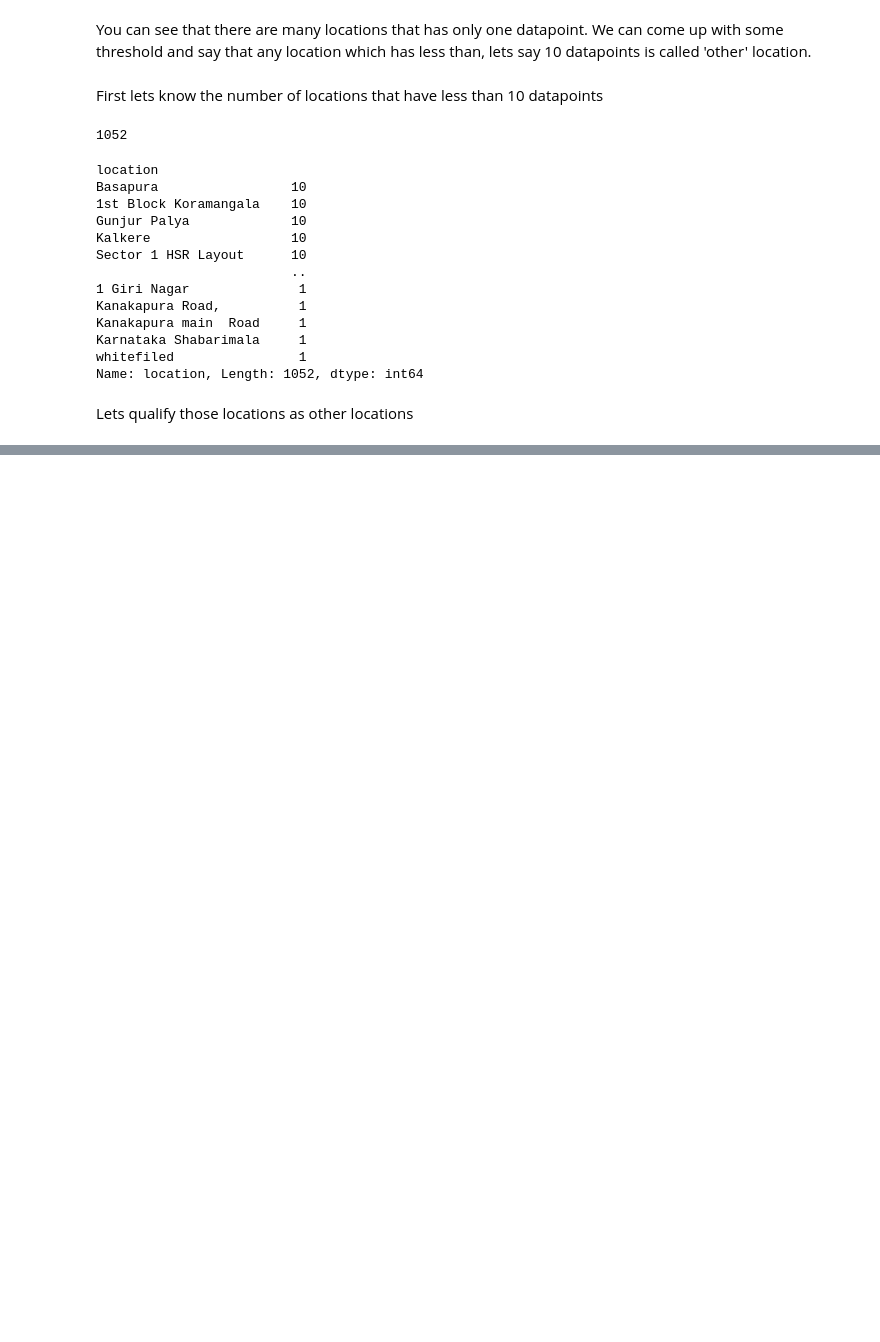
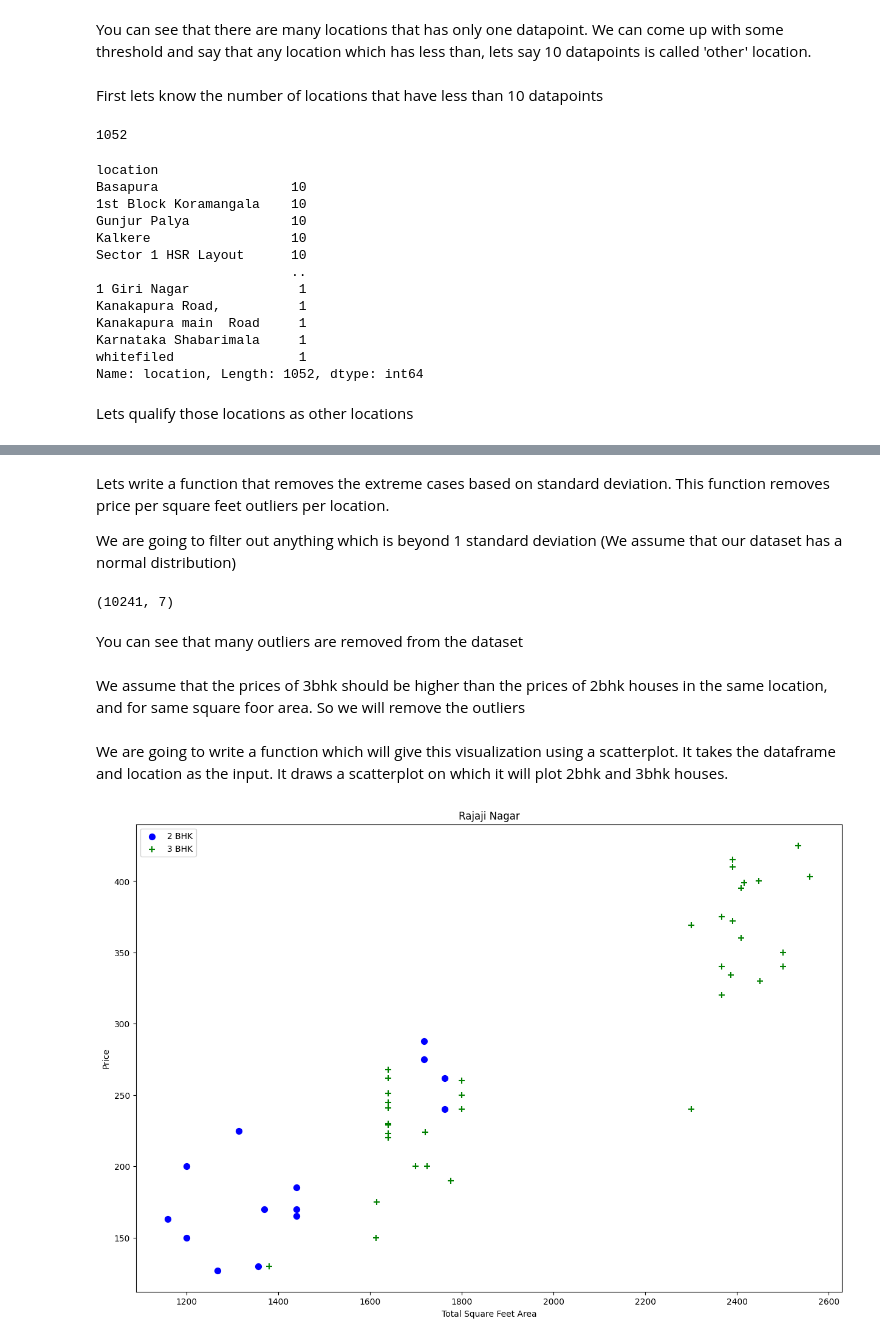
Before and after one commit to NisalaTharakaPerera/BangaloreHomePricePrediction, a Jupyter notebook: BangaloreHousePrediction.ipynb, the cells around one changed output, grey strips where cells are left out. Saved outputs shown, nothing was run; the diff lists cells and outputs as text; code cells hidden in the pictures; blank space fills up the shorter version.

Commit message:
Finished cleaning the dataset

```diff
--- a/BangaloreHousePrediction.ipynb
+++ b/BangaloreHousePrediction.ipynb
@@ -417,0 +407,39 @@ def remove_pps_outliers(df):
+# %% [markdown]
+Lets write a function that removes the extreme cases based on standard deviation. This function removes price per square feet outliers per location.
+
+We are going to filter out anything which is beyond 1 standard deviation (We assume that our dataset has a normal distribution)
+# %%
+def remove_pps_outliers(df):
+    df_out = pd.DataFrame()
+    for key, subdf in df.groupby('location'):
+        m = np.mean(subdf.price_per_sqft)
+        st = np.std(subdf.price_per_sqft)
+        reduced_df = subdf[(subdf.price_per_sqft>(m-st)) & (subdf.price_per_sqft<=(m+st))]
+        df_out = pd.concat([df_out,reduced_df],ignore_index=True)
+    return df_out
+
+df7 = remove_pps_outliers(df6)
+df7.shape
+# %% [output]
+(10241, 7)
+# %% [markdown]
+You can see that many outliers are removed from the dataset
+# %% [markdown]
+We assume that the prices of 3bhk should be higher than the prices of 2bhk houses in the same location, and for same square foor area. So we will remove the outliers
+# %% [markdown]
+We are going to write a function which will give this visualization using a scatterplot. It takes the dataframe and location as the input. It draws a scatterplot on which it will plot 2bhk and 3bhk houses.
+# %%
+def plot_scatter_chart(df, location):
+    bhk2 = df[(df.location==location) & (df.bhk==2)]
+    bhk3 = df[(df.location==location) & (df.bhk==3)]
+    matplotlib.rcParams['figure.figsize'] = (15,10)
+    plt.scatter(bhk2.total_sqft, bhk2.price, color='blue', label='2 BHK', s=50)
+    plt.scatter(bhk3.total_sqft, bhk3.price, marker='+', color='green', label='3 BHK', s=50)
+    plt.xlabel("Total Square Feet Area")
+    plt.ylabel("Price")
+    plt.title(location)
+    plt.legend()
+
+plot_scatter_chart(df7, "Rajaji Nagar")
+# %% [output]
+[figure, added]
```
Also changed, not shown: parts of 58 cells of this notebook.
